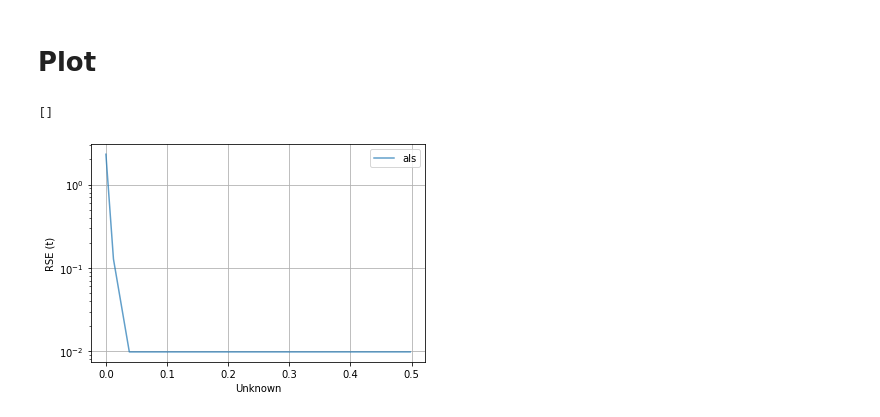
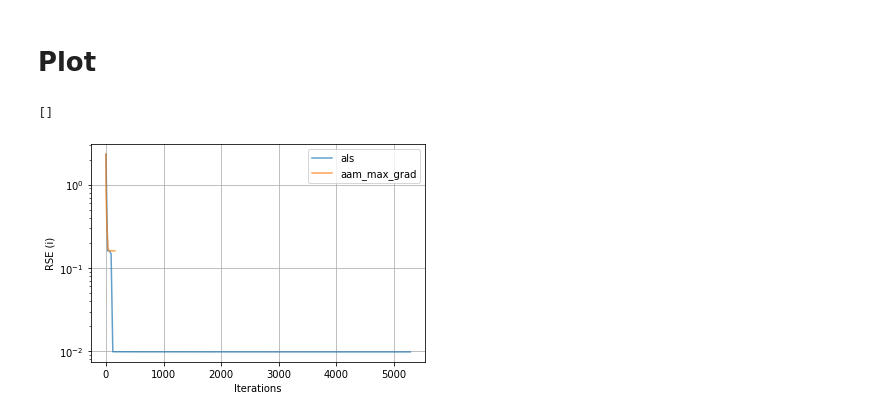
Before and after one commit to MerkulovDaniil/AALS-for-CP, a Jupyter notebook: run_experiment.ipynb, the cells around one changed output. Cells and saved outputs as stored; diff of their text form; code cells hidden in the pictures.

```diff
--- a/run_experiment.ipynb
+++ b/run_experiment.ipynb
@@ -204,7 +200,7 @@ dim = 30
 rank = 10
 noise = 1e-2
 rho = noise/10
-seed = 0
+seed = 3
 
 params={'dim' : dim,
         'rank' : rank,
@@ -216,35 +212,35 @@ tag = ['finished_successfully']
 labels = ['owner', 'created', 'running_time']
 succ_experiments =  tag_picking(project, labels = labels, tag=tag)
 
-# channel_name = 'RSE (i)'
-channel_name = 'RSE (t)'
+channel_name = 'RSE (i)'
+# channel_name = 'RSE (t)'
 beg = 0     # percentage
-end = 5    # percentage
+end = 20    # percentage
 
 for exp in succ_experiments:
     if not (params.items() <= exp.get_parameters().items()):
         continue
     df = exp.get_numeric_channels_values(channel_name)
 
     x, y = df.to_numpy()[:,0], df.to_numpy()[:,1]
     mask = (x >= beg*x[-1]/100)*( x <= end*x[-1]/100)
     x, y = x[mask], y[mask]
 
     label = exp.get_system_properties()['name']# +  ' ' + str(exp.get_parameters())
     plt.semilogy(x, y, label=label, alpha=0.7)
 
 plt.grid()
 plt.legend()
 if '(i)' in channel_name:
     plt.xlabel(r'Iterations')
-elif '(s)' in channel_name:
+elif '(t)' in channel_name:
     plt.xlabel(r'Time, s')
 else:
     plt.xlabel('Unknown')
 plt.ylabel(channel_name)
 plt.plot()
 # plt.savefig(channel_name+str(seed), dpi=200, bbox_inches='tight')
 # plt.savefig('cp'.png', dpi=200, bbox_extra_artists=(leg, ax), bbox_inches='tight')
 # %% [output]
 []
-[figure, old version]
+[figure, new version]
```
Also changed, not shown: parts of 4 cells of this notebook.
